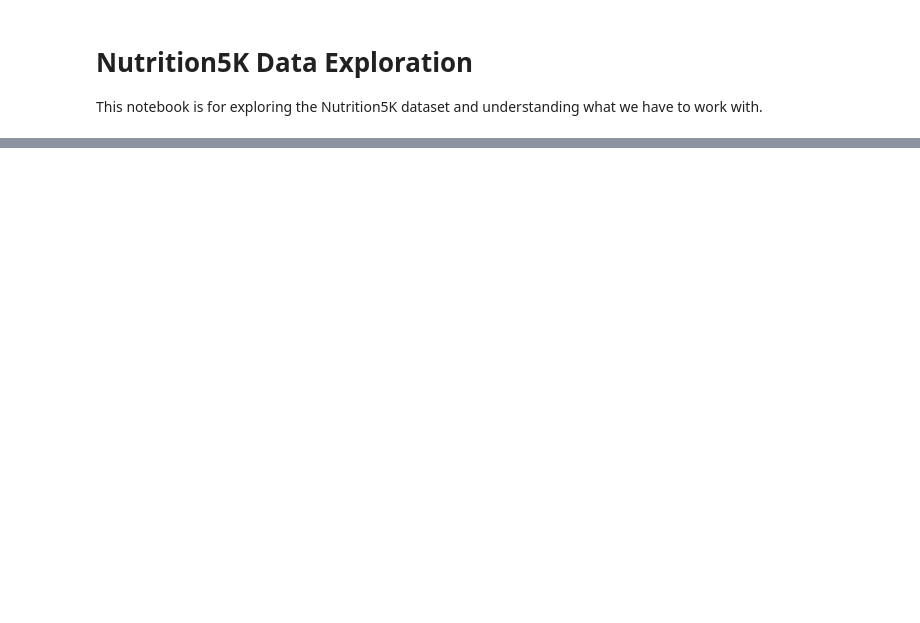
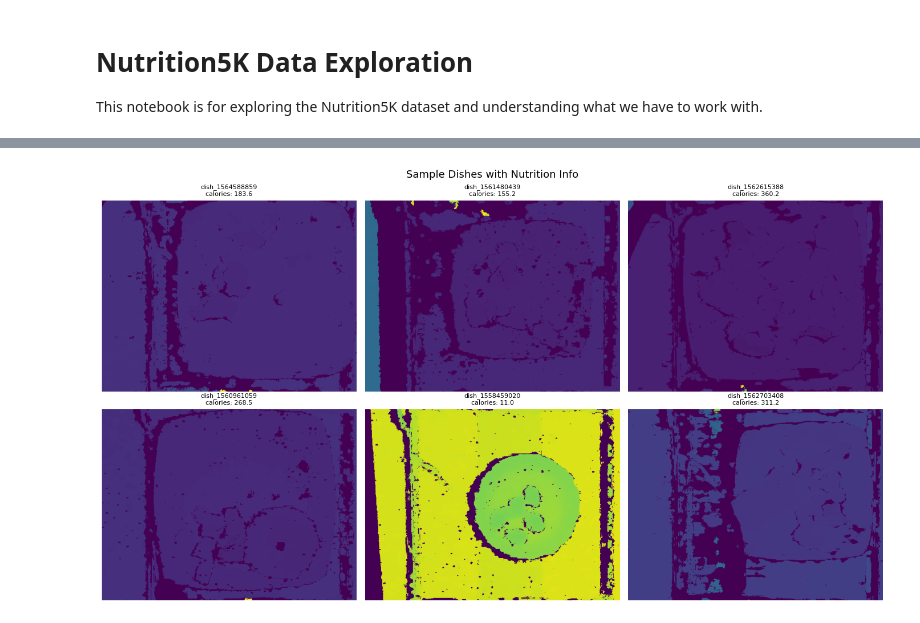
Before and after one commit to bryanchau11/csc8851_spring26_finalProject, a Jupyter notebook: notebooks/01_data_exploration.ipynb, the cells around one changed output, grey strips where cells are left out. Cells and saved outputs as stored; diff of their text form; code cells hidden in the pictures; blank space fills up the shorter version.

```diff
--- a/notebooks/01_data_exploration.ipynb
+++ b/notebooks/01_data_exploration.ipynb
@@ -93,0 +280,38 @@ plt.show()
+# %%
+# ── 7. Sample Images with Nutrition Labels ───────────────────────────────────
+# Find the dish ID column in df_nutrition
+dish_id_col = df_nutrition.columns[0]  # usually first column
+
+# Build a quick lookup: dish_id -> nutrition row
+nutrition_lookup = df_nutrition.set_index(dish_id_col)
+
+cal_col = next((c for c in df_nutrition.columns if 'calor' in c.lower()), None)
+
+n_samples = 6
+sample_dishes = dish_folders[:n_samples]
+
+fig, axes = plt.subplots(2, 3, figsize=(14, 8))
+axes = axes.flatten()
+
+for ax, dish in zip(axes, sample_dishes):
+    dish_path = os.path.join(img_dir, dish)
+    imgs = [f for f in os.listdir(dish_path) if f.endswith(('.jpg', '.png'))]
+    if not imgs:
+        ax.axis('off')
+        continue
+    img = Image.open(os.path.join(dish_path, imgs[0]))
+    ax.imshow(img)
+    ax.axis('off')
+
+    # Build title with calories if available
+    if cal_col and dish in nutrition_lookup.index:
+        cal = nutrition_lookup.loc[dish, cal_col]
+        ax.set_title(f"{dish}\n{cal_col}: {cal:.1f}", fontsize=8)
+    else:
+        ax.set_title(dish, fontsize=8)
+
+plt.suptitle('Sample Dishes with Nutrition Info', fontsize=13)
+plt.tight_layout()
+plt.show()
+# %% [output]
+[figure, added]
```
Also changed, not shown: parts of 14 cells of this notebook.
